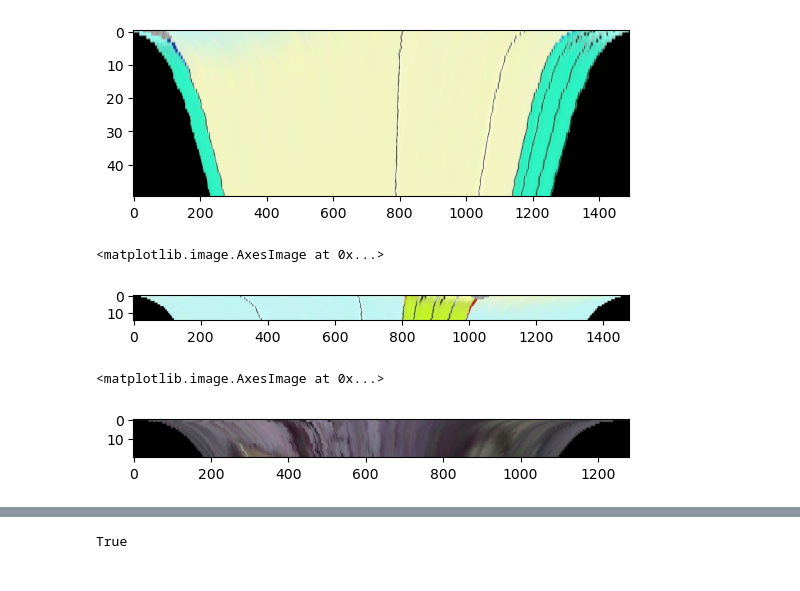
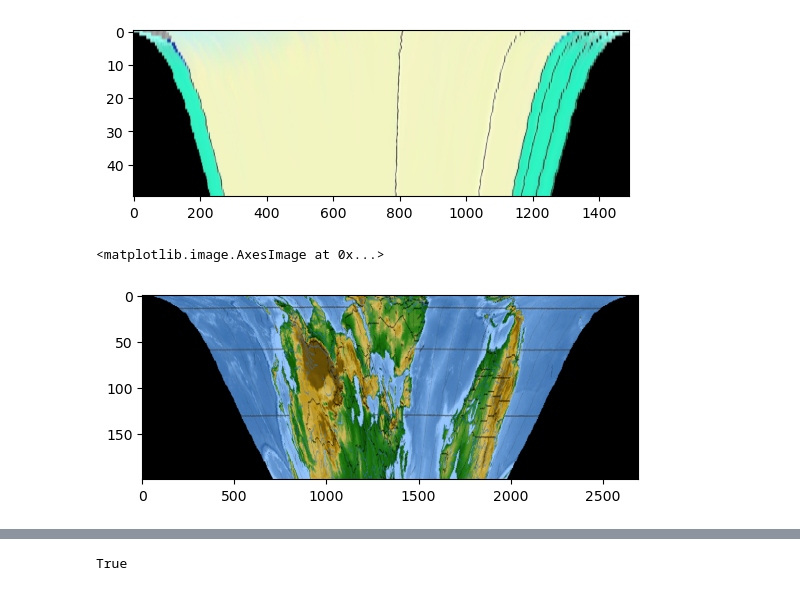
Before and after one commit to DrozdovMK/Tokodust, a Jupyter notebook: trapezoid.ipynb, the cells around one changed output, grey strips where cells are left out. Saved outputs shown, nothing was run; the diff lists cells and outputs as text; code cells hidden in the pictures.

```diff
--- a/trapezoid.ipynb
+++ b/trapezoid.ipynb
@@ -67,11 +64,13 @@ def trapezoid(frame, angle, dx):
             #print(round(center_x+radius*math.cos(math.pi/2+phi)), round(center_y-radius*math.sin(math.pi/2+phi)))
             #next_px = [round(center_x+radius*math.cos(math.pi/2+phi)), round(center_y-radius*math.sin(math.pi/2+phi))]
             next_px = [round(center_x+radius*math.cos(-math.pi/2-phi)), round(center_y+radius*math.sin(-math.pi/2-phi))]
+            if radius <= 0 :
+                break
             try:
                 if prev_px != next_px:
                     #print(next_px[0],next_px[1])
                     trap[row].append(list(frame[next_px[0]][next_px[1]]))
-            except:
+            except Exception:
                 trap[row].append(list(frame[next_px[0]][next_px[1]]))
 
             # Новый круг
@@ -119,21 +118,15 @@ def kostyl(arr):
     for row in range(len(arr)):
         arr[row] = list(map(bgr_to_rgb, arr[row]))
 # %%
-im_earth = cv2.imread('../jupyter/5.png')
-im_earth_edit = trapezoid(im_earth, math.pi/12, 15)
+im_earth = cv2.imread('../jupyter/earth.jpg')
+im_earth_edit = trapezoid(im_earth, math.pi/12, 200)
 kostyl(im_earth_edit)
+#from TrapStretch import stretch_trap
+#im_earth_edit = stretch_trap(numpy.array(im_earth_edit))
 plt.imshow(im_earth_edit, aspect=5)
 # %% [output]
 <matplotlib.image.AxesImage at 0x...>
-[figure, old version]
+[figure, new version]
-# %%
-pic = cv2.imread(r'E:\Tokodust\data_frames\1\frame_000.png')
-pic2 = trapezoid(pic, 0.009258994662123082, 20)
-kostyl(pic2)
-plt.imshow(pic2, aspect=5)
-# %% [output]
-<matplotlib.image.AxesImage at 0x...>
-[figure, removed]
 # %%
 def normalnye_ugly(path):
     with open(path + "angle.txt", 'r') as file:
```
Also changed, not shown: parts of 5 cells of this notebook, 7 other files.
